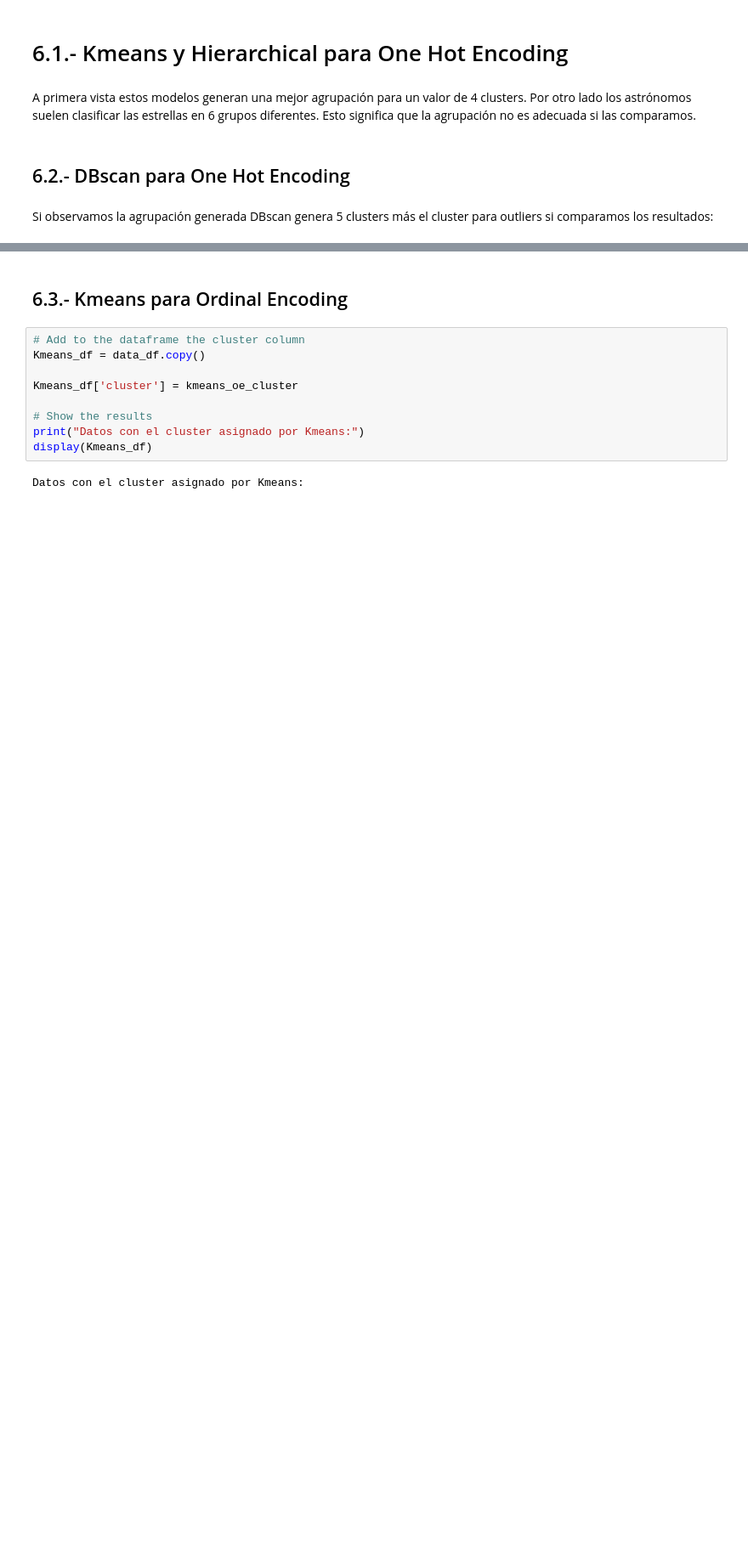
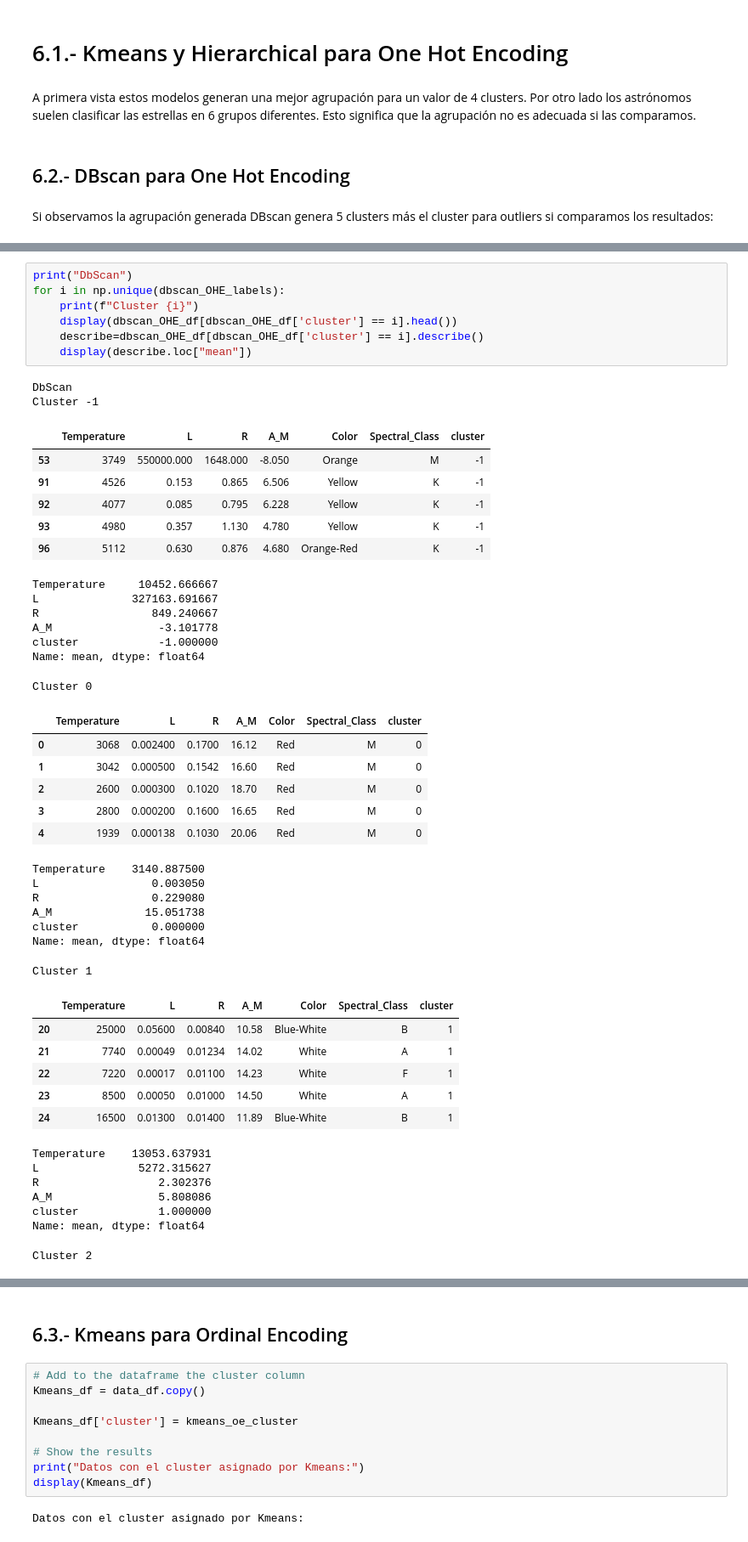
Before and after one commit to RaulCarrero02/G23.P2.100451286.100472334, a Jupyter notebook: kmean.ipynb, the cells around one changed output, grey strips where cells are left out. Shown at 85% size. Drawn from its saved outputs; the diff is of its cells as text; blank space fills up the shorter version.

```diff
--- a/kmean.ipynb
+++ b/kmean.ipynb
@@ -1151,0 +914,49 @@ Datos con el cluster asignado por DBSCAN:
+# %%
+print("DbScan")
+for i in np.unique(dbscan_OHE_labels):
+    print(f"Cluster {i}")
+    display(dbscan_OHE_df[dbscan_OHE_df['cluster'] == i].head())
+    describe=dbscan_OHE_df[dbscan_OHE_df['cluster'] == i].describe()
+    display(describe.loc["mean"])
+# %% [output]
+DbScan
+Cluster -1
+|  | Temperature | L | R | A_M | Color | Spectral_Class | cluster |
+| 53 | 3749 | 550000.000 | 1648.000 | -8.050 | Orange | M | -1 |
+| 91 | 4526 | 0.153 | 0.865 | 6.506 | Yellow | K | -1 |
+| 92 | 4077 | 0.085 | 0.795 | 6.228 | Yellow | K | -1 |
+| 93 | 4980 | 0.357 | 1.130 | 4.780 | Yellow | K | -1 |
+| 96 | 5112 | 0.630 | 0.876 | 4.680 | Orange-Red | K | -1 |
+Temperature     10452.666667
+L              327163.691667
+R                 849.240667
+A_M                -3.101778
+cluster            -1.000000
+Name: mean, dtype: float64
+Cluster 0
+|  | Temperature | L | R | A_M | Color | Spectral_Class | cluster |
+| 0 | 3068 | 0.002400 | 0.1700 | 16.12 | Red | M | 0 |
+| 1 | 3042 | 0.000500 | 0.1542 | 16.60 | Red | M | 0 |
+| 2 | 2600 | 0.000300 | 0.1020 | 18.70 | Red | M | 0 |
+| 3 | 2800 | 0.000200 | 0.1600 | 16.65 | Red | M | 0 |
+| 4 | 1939 | 0.000138 | 0.1030 | 20.06 | Red | M | 0 |
+Temperature    3140.887500
+L                 0.003050
+R                 0.229080
+A_M              15.051738
+cluster           0.000000
+Name: mean, dtype: float64
+Cluster 1
+|  | Temperature | L | R | A_M | Color | Spectral_Class | cluster |
+| 20 | 25000 | 0.05600 | 0.00840 | 10.58 | Blue-White | B | 1 |
+| 21 | 7740 | 0.00049 | 0.01234 | 14.02 | White | A | 1 |
+| 22 | 7220 | 0.00017 | 0.01100 | 14.23 | White | F | 1 |
+| 23 | 8500 | 0.00050 | 0.01000 | 14.50 | White | A | 1 |
+| 24 | 16500 | 0.01300 | 0.01400 | 11.89 | Blue-White | B | 1 |
+Temperature    13053.637931
+L               5272.315627
+R                  2.302376
+A_M                5.808086
+cluster            1.000000
+Name: mean, dtype: float64
+Cluster 2
```
Also changed, not shown: parts of 41 cells of this notebook.
